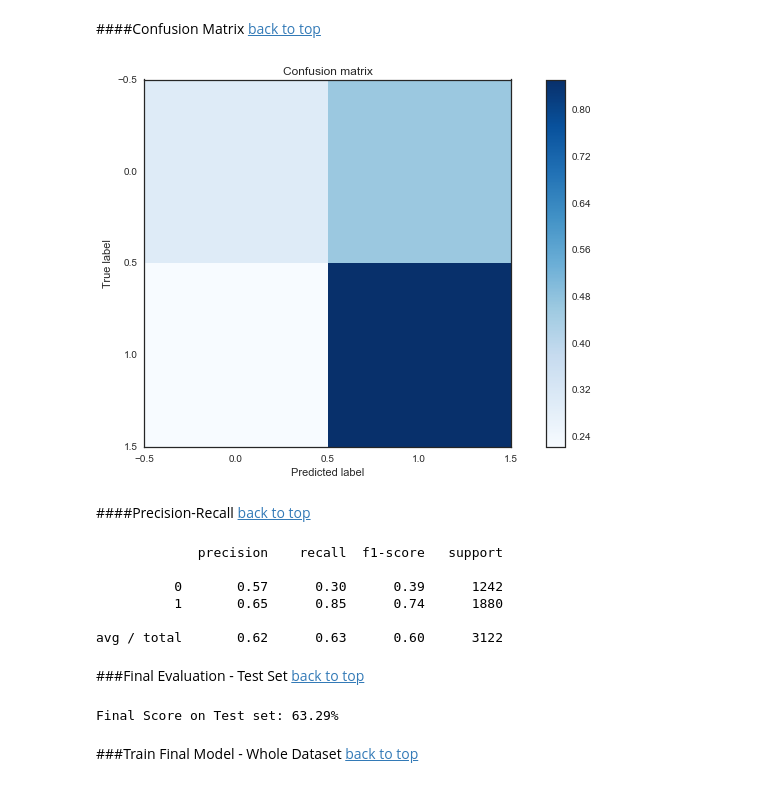
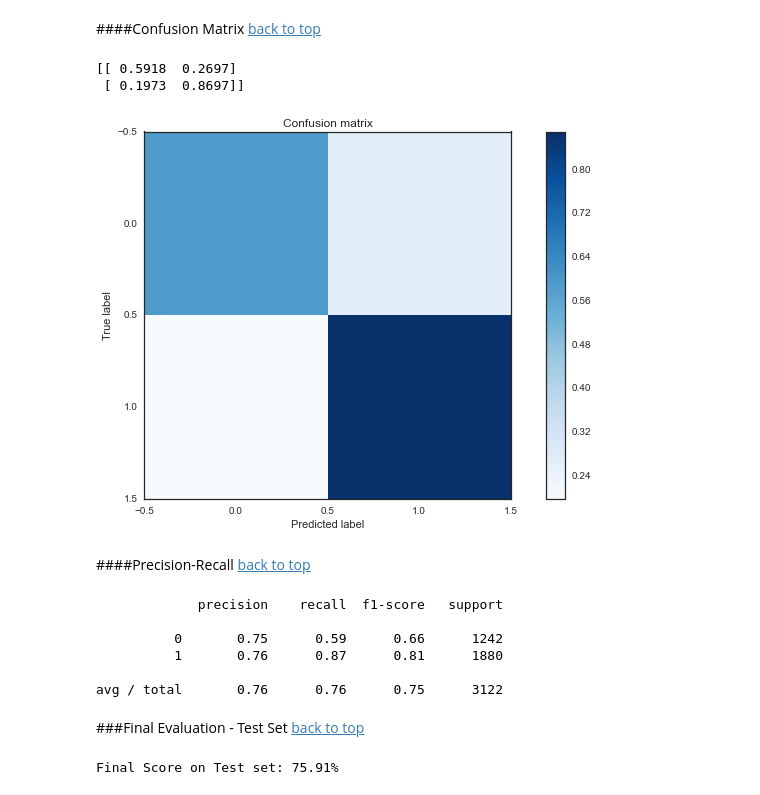
Before and after one commit to jthang/DataScienceLab, a Jupyter notebook: machine_learning/naive_bayes.ipynb, the cells around one changed output. Saved outputs shown, nothing was run; the diff lists cells and outputs as text; code cells hidden in the pictures.

```diff
--- a/machine_learning/naive_bayes.ipynb
+++ b/machine_learning/naive_bayes.ipynb
@@ -241,15 +228,18 @@ vectorizer.get_params()
 %%time
 
 params = {
-#     'vec__min_df': [1, 2],
-    'vec__max_df': [0.8, 1.0],
-    'vec__ngram_range': [(1, 1), (1, 2)],
-    'vec__use_idf': [True, False],
-    'clf__alpha': np.logspace(-3, 3, 7)
+    'vec__min_df': [1e-5, 1e-4, 1e-3, 1e-2, 1e-1],
+#     'vec__max_df': [0.8, 1.0],
+#     'vec__ngram_range': [(1, 1), (1, 2)],
+#     'vec__use_idf': [True, False],
+    'clf__alpha': np.logspace(-6, 0, 7)
 }
 
-gs = GridSearchCV(pipeline, params, cv=3, n_jobs=-1)
-gs.fit(X_small_train, y_small_train)
+n_subsamples = 500
+X_small_train, y_small_train = X_train[:n_subsamples], y_train[:n_subsamples]
+
+gs = GridSearchCV(pipeline, params, cv=3)
+_ = gs.fit(feature, target)
 
 print "GS Best Score: %0.2f%%" % (100 * gs.best_score_)
 print "GS Best Params:", gs.best_params_
@@ -323,0 +319,20 @@ _ = plt.title('Validation curves');
+# %%
+alpha = gs.best_params_['clf__alpha']
+min_df = gs.best_params_['vec__min_df']
+
+vectorizer = TfidfVectorizer(min_df=min_df)
+
+X = vectorizer.fit_transform(feature)
+y = target
+
+X_train, X_test, y_train, y_test = train_test_split(X, y, test_size=0.2, random_state=0)
+
+clf = MultinomialNB(alpha=alpha).fit(X_train, y_train)
+
+calibration_plot(clf, X_test, y_test)
+
+training_accuracy = clf.score(X_train, y_train)
+test_accuracy = clf.score(X_test, y_test)
+
+print "Training Score: %0.2f%%" % (100 * training_accuracy)
+print "Test Score: %0.2f%%" % (100 * test_accuracy)
@@ -327,44 +346,43 @@ _ = plt.title('Validation curves');
 # %%
 from sklearn.metrics import confusion_matrix
 
 def plot_confusion(cm):
     plt.imshow(cm, interpolation='nearest')
     plt.title('Confusion matrix')
     plt.set_cmap('Blues')
     plt.colorbar()
     plt.ylabel('True label')
     plt.xlabel('Predicted label')
     plt.tight_layout()
 
-y_pred = gs.predict(X_test)
-cm = confusion_matrix(y_test, y_pred)
+predicted = clf.predict(X_test)
+cm = confusion_matrix(y_test, predicted)
 cm_normalized = cm.astype(np.float64) / cm.sum(axis=1)
 
 plot_confusion(cm_normalized)
-# print cm_normalized
+print cm_normalized
 # %% [output]
+[[ 0.5918  0.2697]
+ [ 0.1973  0.8697]]
-[figure, old version]
+[figure, new version]
 # %% [markdown]
 ####Precision-Recall
 [back to top](#contents)
 # %%
 from sklearn.metrics import classification_report
 
-print(classification_report(y_test, y_pred))
+print(classification_report(y_test, predicted))
 # %% [output]
              precision    recall  f1-score   support
 
-          0       0.57      0.30      0.39      1242
-          1       0.65      0.85      0.74      1880
+          0       0.75      0.59      0.66      1242
+          1       0.76      0.87      0.81      1880
 
-avg / total       0.62      0.63      0.60      3122
+avg / total       0.76      0.76      0.75      3122
 # %% [markdown]
 ###Final Evaluation - Test Set
 [back to top](#contents)
 # %%
-print "Final Score on Test set: %0.2f%%" % (100 * gs.score(X_test, y_test))
+print "Final Score on Test set: %0.2f%%" % (100 * clf.score(X_test, y_test))
 # %% [output]
-Final Score on Test set: 63.29%
+Final Score on Test set: 75.91%
-# %% [markdown]
-###Train Final Model - Whole Dataset
-[back to top](#contents)
```
Also changed, not shown: parts of 26 cells of this notebook.
